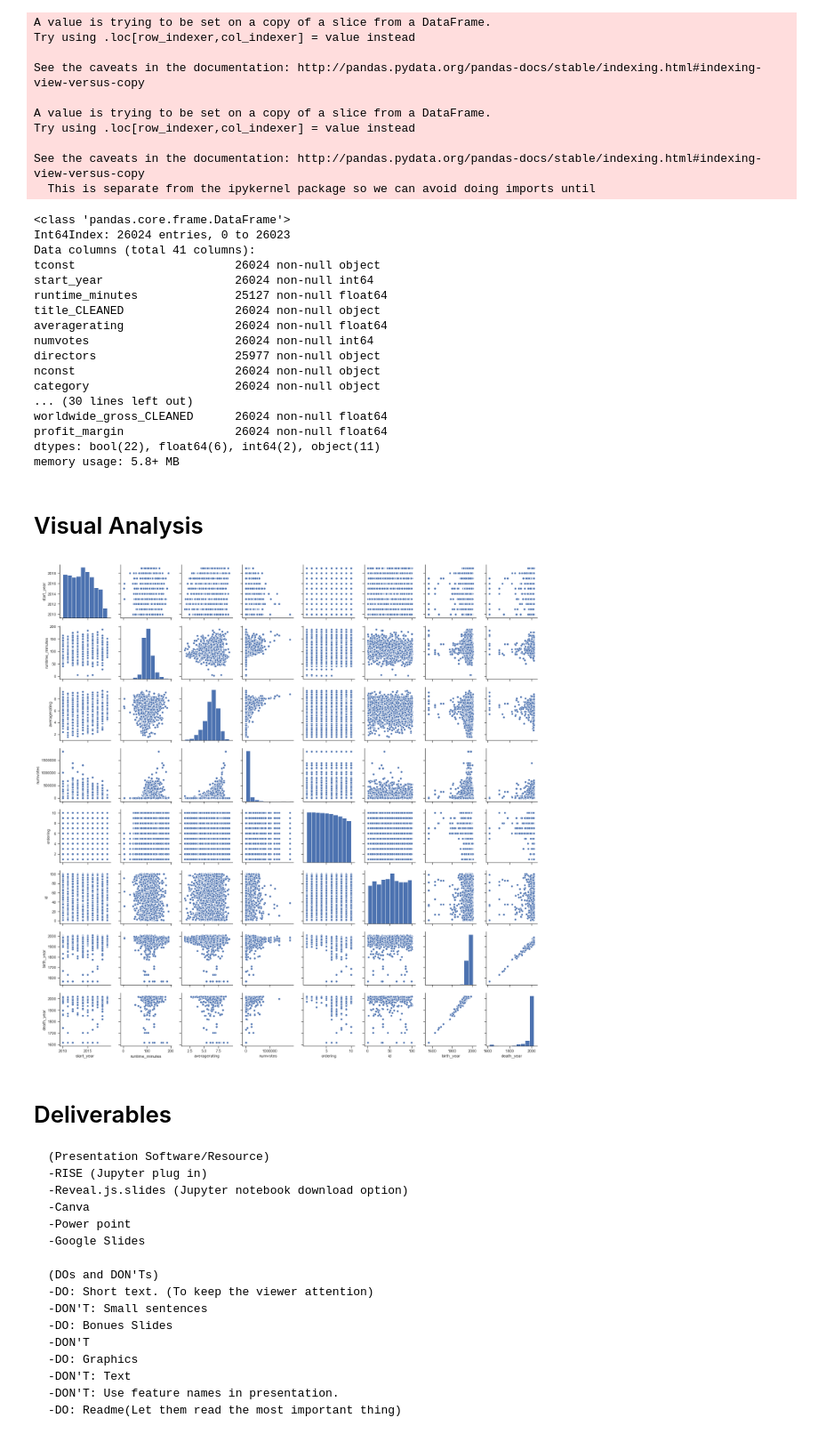
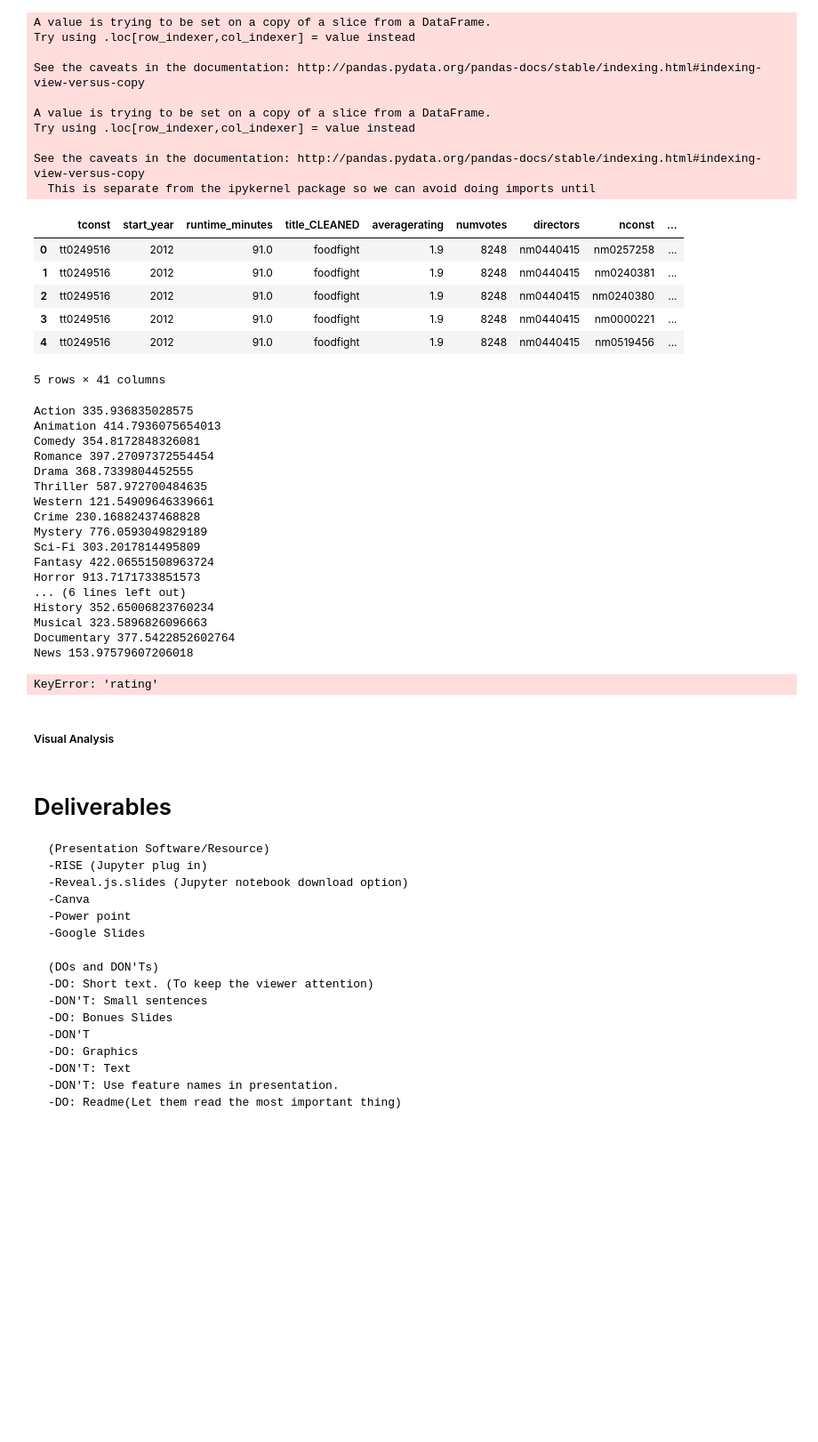
Before and after one commit to jfleury12/movie-collaboration, a Jupyter notebook: mod_1_project_EDA_fleury_laurent.ipynb, the cells around one changed output. Shown at 89% size. Cells and saved outputs as stored; diff of their text form; code cells hidden in the pictures; blank space fills up the shorter version.

```diff
--- a/mod_1_project_EDA_fleury_laurent.ipynb
+++ b/mod_1_project_EDA_fleury_laurent.ipynb
@@ -301,7 +280,7 @@ Name: known_for_titles, dtype: object
 (Cleaning the fully merged dataframe!)
 # %%
 df_final['genres_CLEANED'] = df_final['genres']
-df_final['genres_CLEANED'].dropna(inplace=True)
+df_final = df_final.dropna(subset = ['genres_CLEANED'])
 df_final['genres_CLEANED'] = df_final['genres_CLEANED'].apply(lambda x: x.split(','))
 # %%
 #Get all unique genres.
@@ -317,4 +296,4 @@ for genre in list(genres.keys()):
     df_final[genre] = False
 
 for genre in list(genres.keys()):
-    df_final[genre] = df_final['genres_CLEANED'].apply(lambda x: True if (genre in x) & (type(x) != float) else False)
+    df_final[genre] = df_final['genres_CLEANED'].apply(lambda x: True if genre in x else False)
@@ -339,30 +316,43 @@ Try using .loc[row_indexer,col_indexer] = value instead
 See the caveats in the documentation: http://pandas.pydata.org/pandas-docs/stable/indexing.html#indexing-view-versus-copy
   This is separate from the ipykernel package so we can avoid doing imports until
 # %%
-df_ultimate.info()
+df_ultimate.head()
 # %% [output]
+|  | tconst | start_year | runtime_minutes | title_CLEANED | averagerating | numvotes | directors | nconst | ... |
+| 0 | tt0249516 | 2012 | 91.0 | foodfight | 1.9 | 8248 | nm0440415 | nm0257258 | ... |
+| 1 | tt0249516 | 2012 | 91.0 | foodfight | 1.9 | 8248 | nm0440415 | nm0240381 | ... |
+| 2 | tt0249516 | 2012 | 91.0 | foodfight | 1.9 | 8248 | nm0440415 | nm0240380 | ... |
+| 3 | tt0249516 | 2012 | 91.0 | foodfight | 1.9 | 8248 | nm0440415 | nm0000221 | ... |
+| 4 | tt0249516 | 2012 | 91.0 | foodfight | 1.9 | 8248 | nm0440415 | nm0519456 | ... |
-<class 'pandas.core.frame.DataFrame'>
-Int64Index: 26024 entries, 0 to 26023
-Data columns (total 41 columns):
-tconst                       26024 non-null object
-start_year                   26024 non-null int64
-runtime_minutes              25127 non-null float64
-title_CLEANED                26024 non-null object
-averagerating                26024 non-null float64
-numvotes                     26024 non-null int64
-directors                    25977 non-null object
-nconst                       26024 non-null object
-category                     26024 non-null object
-... (30 lines left out)
-worldwide_gross_CLEANED      26024 non-null float64
-profit_margin                26024 non-null float64
-dtypes: bool(22), float64(6), int64(2), object(11)
-memory usage: 5.8+ MB
+5 rows × 41 columns
+# %%
+for i in genres_labels:
+    print(i, df_ultimate.groupby(i).mean()['profit_margin'][1])
+# %% [output]
+Action 335.936835028575
+Animation 414.7936075654013
+Comedy 354.8172848326081
+Romance 397.27097372554454
+Drama 368.7339804452555
+Thriller 587.972700484635
+Western 121.54909646339661
+Crime 230.16882437468828
+Mystery 776.0593049829189
+Sci-Fi 303.2017814495809
+Fantasy 422.06551508963724
+Horror 913.7171733851573
+... (6 lines left out)
+History 352.65006823760234
+Musical 323.5896826096663
+Documentary 377.5422852602764
+News 153.97579607206018
+# %%
+df_ultimate.groupby(i).mean()['rating']
+# %% [output]
+KeyError: 'rating'
 # %% [markdown]
-# Visual Analysis
+##### Visual Analysis
 # %%
-sns.pairplot(df_final)
+sns.pairplot(df_ultimate)
 plt.show()
-# %% [output]
-[figure, removed]
 # %%
```
Also changed, not shown: parts of 11 cells of this notebook.
